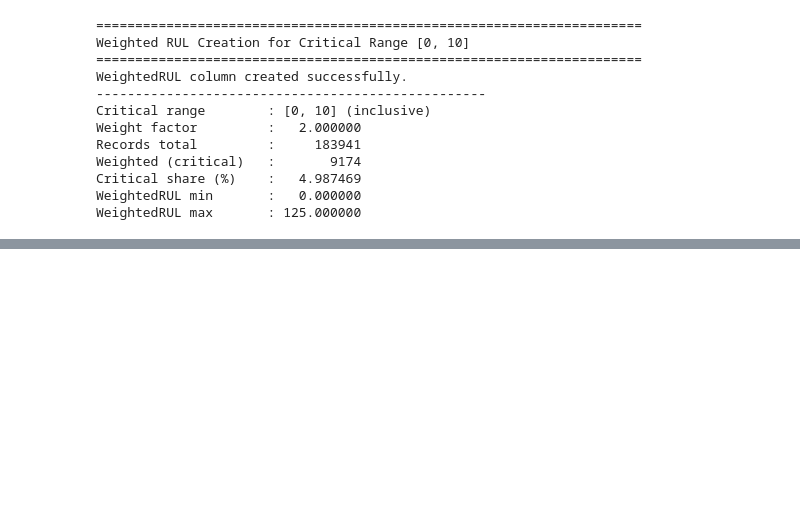
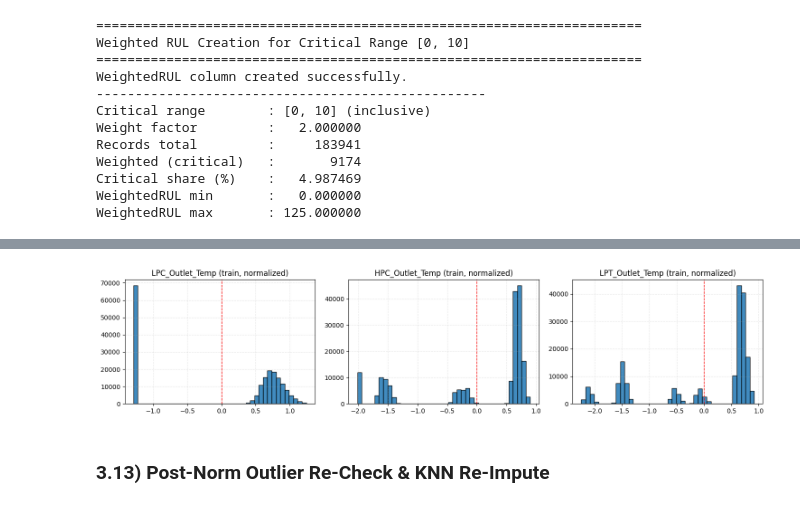
Before and after one commit to canozkan17/ROS2-Based-Smart-Factory-Digital-Twin, a Jupyter notebook: CMAPSS_ML_training.ipynb, the cells around one changed output, grey strips where cells are left out. Saved outputs shown, nothing was run; the diff lists cells and outputs as text; code cells hidden in the pictures; blank space fills up the shorter version.

```diff
--- a/CMAPSS_ML_training.ipynb
+++ b/CMAPSS_ML_training.ipynb
@@ -8,15 +8,22 @@ import warnings
 warnings.filterwarnings('ignore')
 
 
+import os
+import gc
+import time
+import shap
 import random
 import numpy as np
 import pandas as pd
+import seaborn as sns
 import matplotlib.pyplot as plt
-import seaborn as sns
 
 
+from sklearn.feature_selection import mutual_info_regression as MIR
 from sklearn.metrics import mean_squared_error as MSE
+from sklearn.ensemble import RandomForestRegressor
 from sklearn.impute import KNNImputer
+from BorutaShap import BorutaShap
 from scipy.stats import ks_2samp
 from scipy.stats import zscore
 
@@ -43,6 +50,15 @@ def print_kv(pairs):
 def rmse(y_true, y_pred):
     return np.sqrt(MSE(y_true, y_pred))
 
+def get_numeric_sensor_cols(df: pd.DataFrame, exclude_cols: set) -> list:
+    cols = []
+    for c in df.columns:
+        if c in exclude_cols:
+            continue
+        if pd.api.types.is_numeric_dtype(df[c]):
+            cols.append(c)
+    return cols
+
 # store results for comparison of trained models
 results_dict = {}
 
@@ -2487,0 +2838,21 @@ WeightedRUL max       : 125.000000
+# %%
+# 25A/ Normalization — distribution check (Train)
+
+if 'sensor_cols_25' in globals() and len(sensor_cols_25) > 0:
+    cols_to_show = sensor_cols_25[:3] if len(sensor_cols_25) >= 3 else sensor_cols_25
+    fig, axes = plt.subplots(1, len(cols_to_show), figsize=(5*len(cols_to_show), 3.5))
+    if len(cols_to_show) == 1:
+        axes = [axes]
+    for ax, col in zip(axes, cols_to_show):
+        ax.hist(train_full_transformed[col].dropna().values, bins=40, color='tab:blue', alpha=0.85, edgecolor='black')
+        ax.set_title(f'{col} (train, normalized)')
+        ax.axvline(0.0, color='red', linestyle='--', linewidth=1)
+        ax.grid(alpha=0.3, linestyle='--')
+    plt.tight_layout()
+    plt.show()
+else:
+    print("No sensor columns available for plotting.")
+# %% [output]
+[figure, added]
+# %% [markdown]
+### 3.13) Post-Norm Outlier Re-Check & KNN Re-Impute
```
Also changed, not shown: parts of 15 cells of this notebook.
